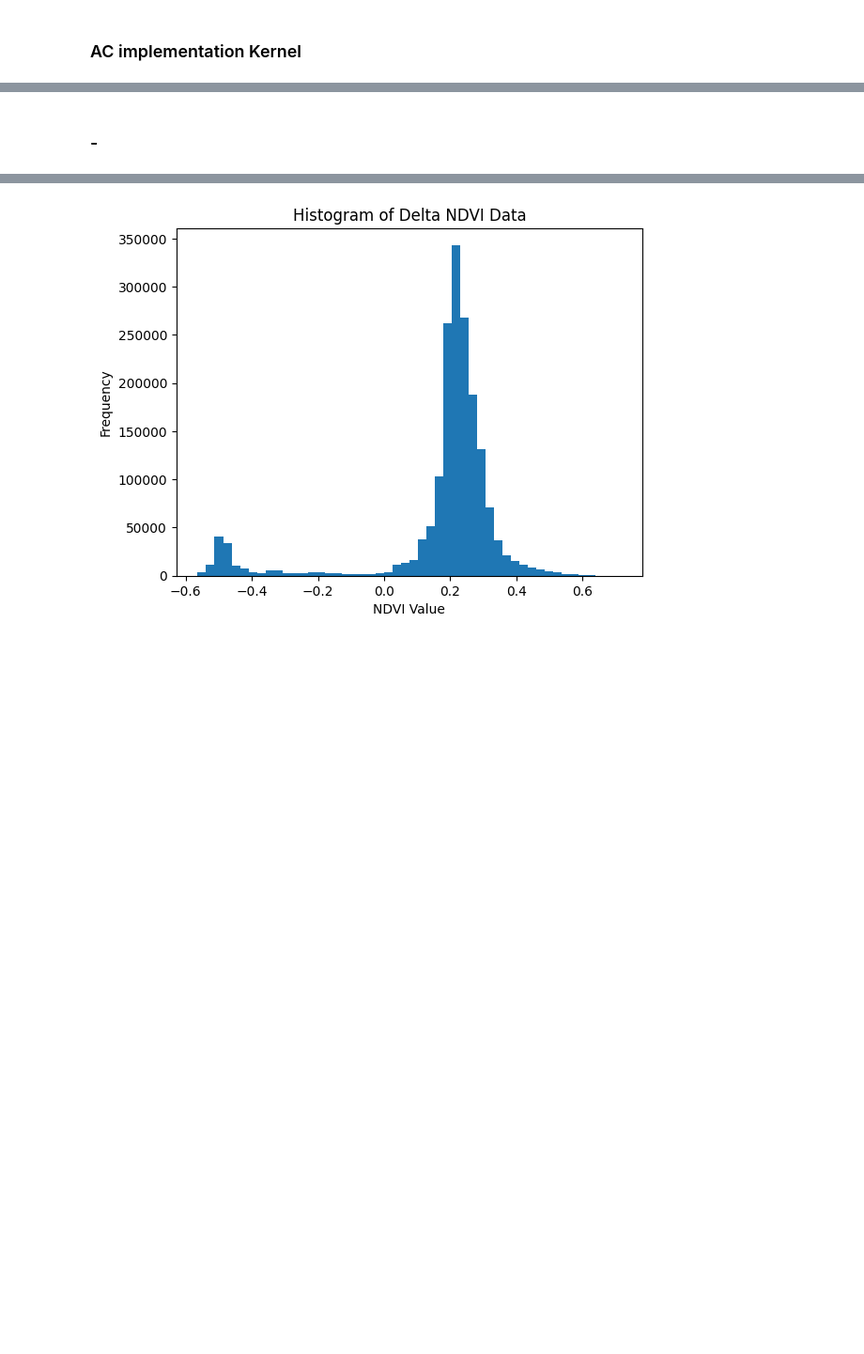
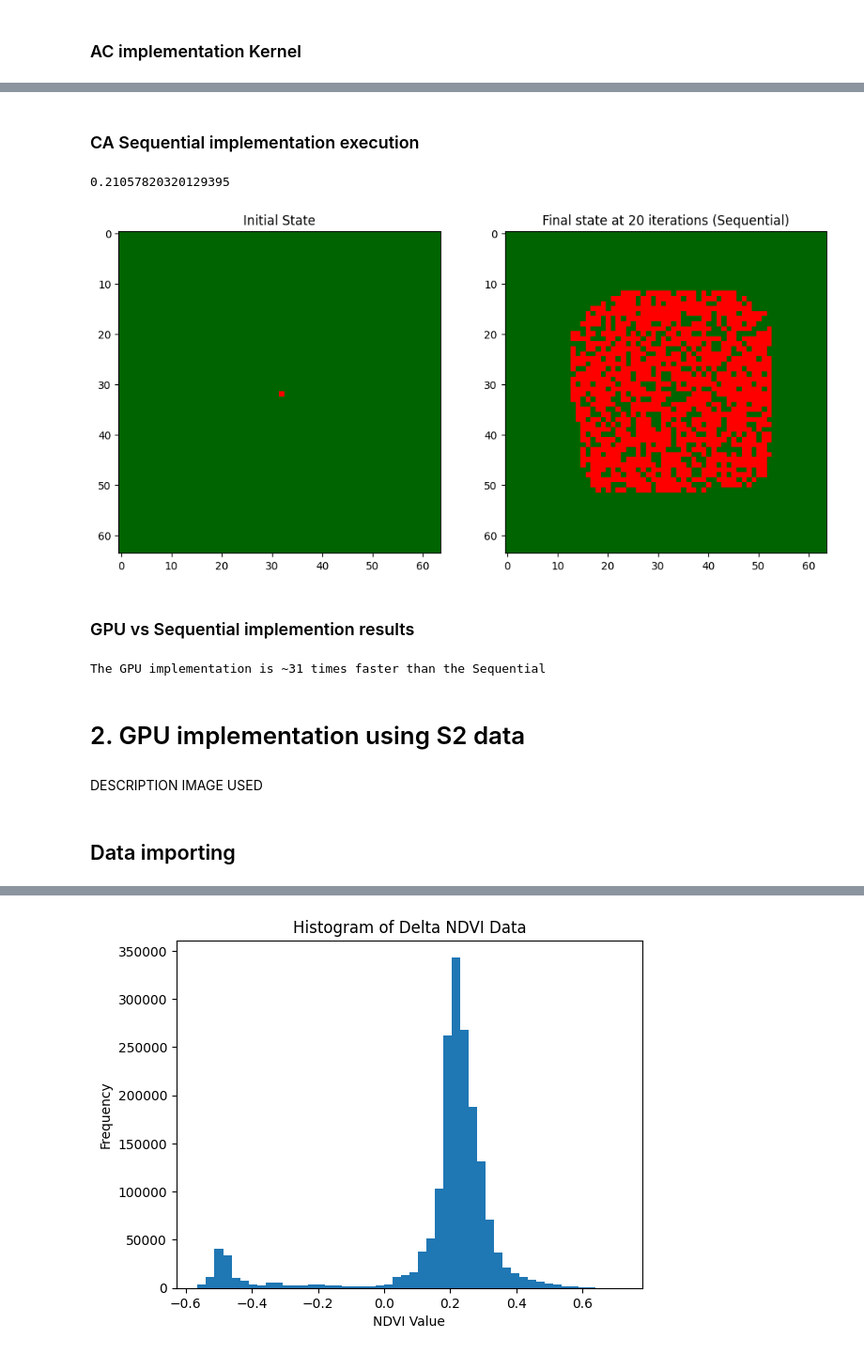
Before and after one commit to francobarrionuevoenv21/HPC_2025, a Jupyter notebook: Final_project/CA_Implt_GPUs_HPC2025.ipynb, the cells around one changed output, grey strips where cells are left out. Shown at 94% size. Saved outputs shown, nothing was run; the diff lists cells and outputs as text; code cells hidden in the pictures; blank space fills up the shorter version.

```diff
--- a/Final_project/CA_Implt_GPUs_HPC2025.ipynb
+++ b/Final_project/CA_Implt_GPUs_HPC2025.ipynb
@@ -31,7 +68,9 @@ y = 64
 # %% [markdown]
 ### NDVI
 # %%
-NDVI_random = np.full((y, x), 0.8, dtype= np.float32)
+# NDVI TOY DATA
+NDVI_toy = np.full((y, x), 0.8, dtype= np.float32)
+# NOTE: Setting NDVI values in 0.8 will ensure that all pixels will be high flammable
 # %% [markdown]
 ### Cell state
 # %%
@@ -79,10 +132,10 @@ den_high = 0.2 # Dense areas have increased change of spreading
 # %%
-# FIRE PROBABILITY BY NDVI VALUE
+ndvi = NDVI_toy.copy()
 
-# Let's group the NDVI using the first function
+# NDVI DATA CLASSIFICATION/GROUPPING
 ndvi_grouped = calculate_p_den(water_thres, low_thres, high_thres, ndvi)
 
-# p_den DATA GENERATION
+# BURN PROBABILITY (p_den) DATA GENERATION
 '''p_den is the one that will actually be used for calculation. Not that water and nonflammable are both -1, i.e.,
 nonflammable. Otherwise, the more vegetation the higher the burn probability'''
 p_den = calculate_p_den_values(den_water, den_low, den_mid, den_high, ndvi_grouped).astype(np.float32)
@@ -213,0 +309,2 @@ mod = SourceModule ("""
+# %% [markdown]
+### CA Sequential implementation execution
@@ -214,2 +345,32 @@ mod = SourceModule ("""
+# %%
+time_seq = end_SEQ-start_SEQ
+print(time_seq)
+# %% [output]
+0.21057820320129395
+# %%
+# CA SEQUENTIAL IMPLEMENTATION RESULTS VISUALIZATION FOR T: 20
+
+cmap_123 = ListedColormap(['darkgreen', 'red']) # darkgreen: 0 (non-burnt), red: 2 (burnt)
+
+fig, ax = plt.subplots(1, 2, figsize=(12,12))
+
+ax[0].imshow(state_GPU, cmap=cmap_123)
+ax[0].set_title("Initial State")
+ax[1].imshow(state_Seq, cmap=cmap_123)
+ax[1].set_title("Final state at "+str(T)+" iterations (Sequential)")
+plt.show()
+# %% [output]
+[figure, added]
+# %% [markdown]
+### GPU vs Sequential implemention results
+# %%
+time_effc = time_seq/time_gpu
+print(f"The GPU implementation is ~{time_effc:.0f} times faster than the Sequential")
+# %% [output]
+The GPU implementation is ~31 times faster than the Sequential
+# %% [markdown]
+# 2. GPU implementation using S2 data
+# %% [markdown]
+DESCRIPTION IMAGE USED
 # %% [markdown]
-### -
+## Data importing
```
Also changed, not shown: parts of 45 cells of this notebook.
